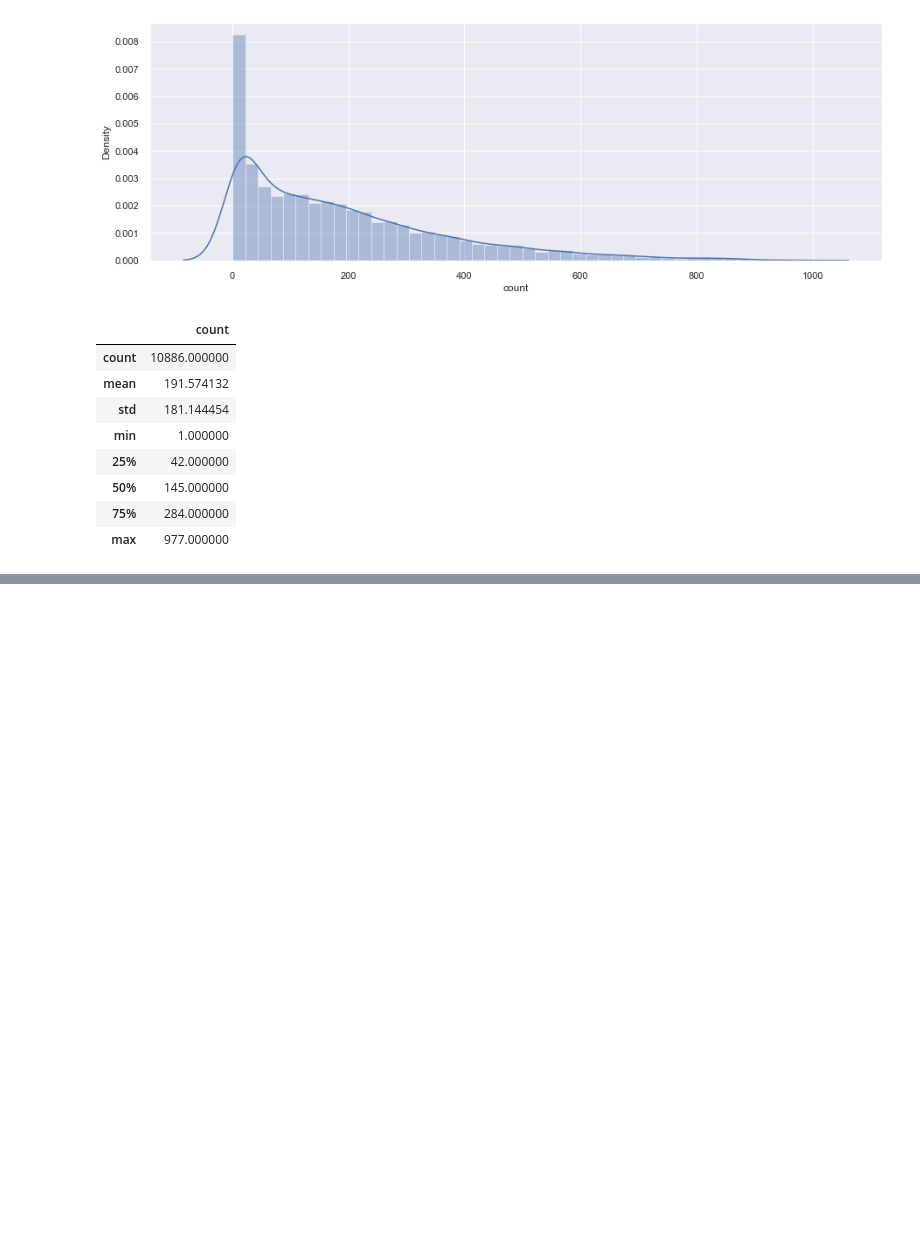
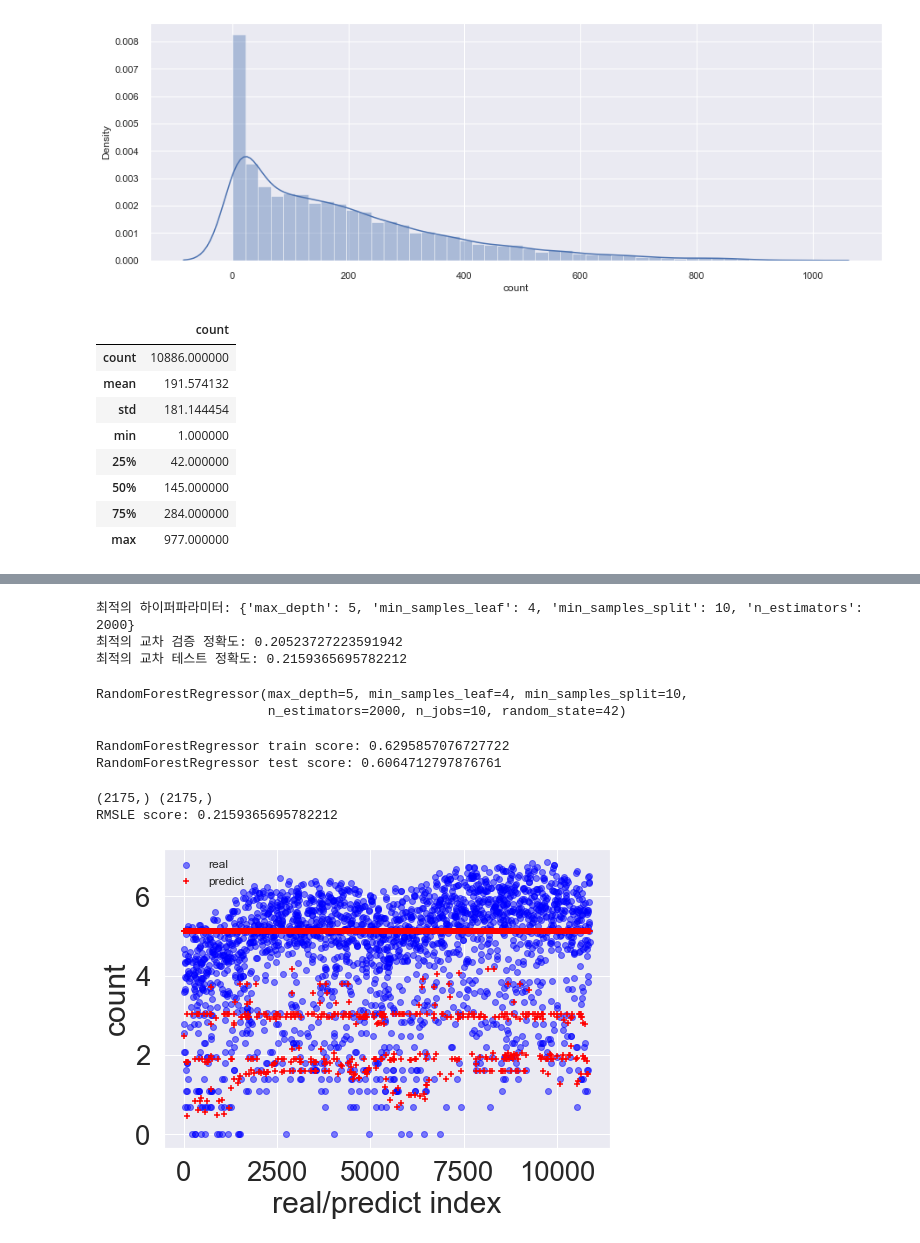
Before and after one commit to greenbear00/Kaggle, a Jupyter notebook: bike_sharing_demand/bike_sharing_demand_eda.ipynb, the cells around one changed output, grey strips where cells are left out. Cells and saved outputs as stored; diff of their text form; code cells hidden in the pictures; blank space fills up the shorter version.

Commit message:
feat: OLS, RandomForestRegressor, GradientBoostingRegressor 추가

```diff
--- a/bike_sharing_demand/bike_sharing_demand_eda.ipynb
+++ b/bike_sharing_demand/bike_sharing_demand_eda.ipynb
@@ -416,0 +857,25 @@ ax[1][0].set(title="apply log10 to after count")
+# %%
+
+# pipeline list 안에 ('name', 변환기) 으로 순서대로 집어넣음
+# 예)
+# from sklearn.pipeline import Pipeline
+# pipeline = Pipeline([ ('scaler', StandardScaler()), ('linear', LinearRegression()))], verbos=True)
+# print(pipeline.steps)
+# pipeline.fit(x_train, y_train)
+# pred = pipeline.predict(x_test)
+
+param_grid = {
+    'n_estimators': [1000, 2000],
+    # 'max_depth': [None, 5, 10],
+    'max_depth': [5, 10],
+    'min_samples_split': [4, 8, 10, 16],
+    'min_samples_leaf': [4,8,15]
+}
+
+# kf = KFold(random_state=42, n_splits=5, shuffle=True)
+
+# scoring을 RMSLE로 맞춰서 최적의 best_parameters를 찾을 수 있음 (참고: n_jobs를 -1로 하면, 병렬로 전체 cpu를 사용)
+# rf_gd = GridSearchCV(estimator=RandomForestRegressor(), param_grid=param_grid, cv=kf, n_jobs=-1, verbose=2, scoring=RMSLE)
+rf_gd = GridSearchCV(estimator=RandomForestRegressor(random_state=42, n_jobs=cpu_count), param_grid=param_grid, cv=5, n_jobs=cpu_count, verbose=2, scoring=RMSLE)
+# %%
+rf_gd.fit(x_train, y_train)
@@ -416,0 +906,45 @@ ax[1][0].set(title="apply log10 to after count")
+# %%
+# GridSearchCV를 통해 찾아낸 최적의 params 및 score 확인
+print(f"최적의 하이퍼파라미터: {rf_gd.best_params_}")
+print(f"최적의 교차 검증 정확도: {rf_gd.best_score_}")
+print(f"최적의 교차 테스트 정확도: {rf_gd.score(x_test, y_test)}")
+# %% [output]
+최적의 하이퍼파라미터: {'max_depth': 5, 'min_samples_leaf': 4, 'min_samples_split': 10, 'n_estimators': 2000}
+최적의 교차 검증 정확도: 0.20523727223591942
+최적의 교차 테스트 정확도: 0.2159365695782212
+# %%
+# rf = RandomForestRegressor(random_state=42, n_estimators=2000, min_samples_split=0.1, max_depth=5)
+rf = RandomForestRegressor(random_state=42, n_estimators=2000, min_samples_leaf=4, min_samples_split=10, max_depth=5, n_jobs=cpu_count)
+# rf = RandomForestRegressor(random_state=42, n_estimators=2000)
+rf.fit(x_train, y_train)
+# %% [output]
+RandomForestRegressor(max_depth=5, min_samples_leaf=4, min_samples_split=10,
+                      n_estimators=2000, n_jobs=10, random_state=42)
+# %%
+# ensemble 모델의 socre는 Accuracy를 계산하는 함수로 x_test, y_test가 들어간다면, accuracy_score에서는 y_pred, y_test로 평가를 수행함.
+rf_train_score = rf.score(x_train, y_train)
+rf_test_score = rf.score(x_test, y_test)
+print(f"RandomForestRegressor train score: {rf_train_score}")
+print(f"RandomForestRegressor test score: {rf_test_score}")
+# %% [output]
+RandomForestRegressor train score: 0.6295857076727722
+RandomForestRegressor test score: 0.6064712797876761
+# %%
+# rmsle는 rmse에 로그를 취한 값으로 실측과 예측이 모두 일치하면 0에 수렴함.
+rf_y_pred = rf.predict(x_test)
+print(y_test.shape, rf_y_pred.shape )
+print(f"RMSLE score: {rmsle_score(rf_y_pred, y_test)}")
+# %% [output]
+(2175,) (2175,)
+RMSLE score: 0.2159365695782212
+# %%
+# 참고로 y값은 로그 취했기 때문에 실제 제출할때는 원래 값으로 변환(np.exp) 필요함. (다만, 그래프 그리는 용도면 log 취한 값으로 비교해도 상관없음)
+plt.scatter(y_test.index, y_test, alpha=0.5, color='blue', marker='o', label="real")
+plt.scatter(y_test.index, rf_y_pred, color='red', marker='+', label="predict")
+plt.xlabel("real/predict index")
+plt.ylabel("count")
+plt.legend(loc='upper left', fontsize=12)
+
+plt.show()
+# %% [output]
+[figure, added]
```
Also changed, not shown: parts of 113 cells of this notebook.
